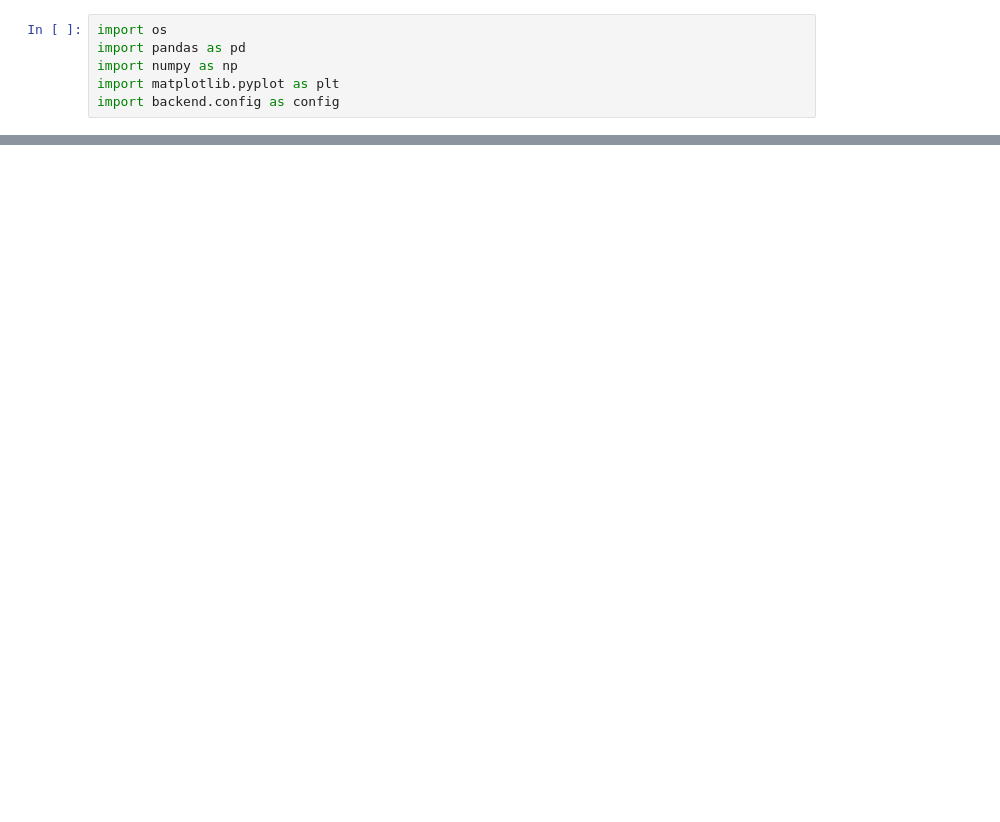
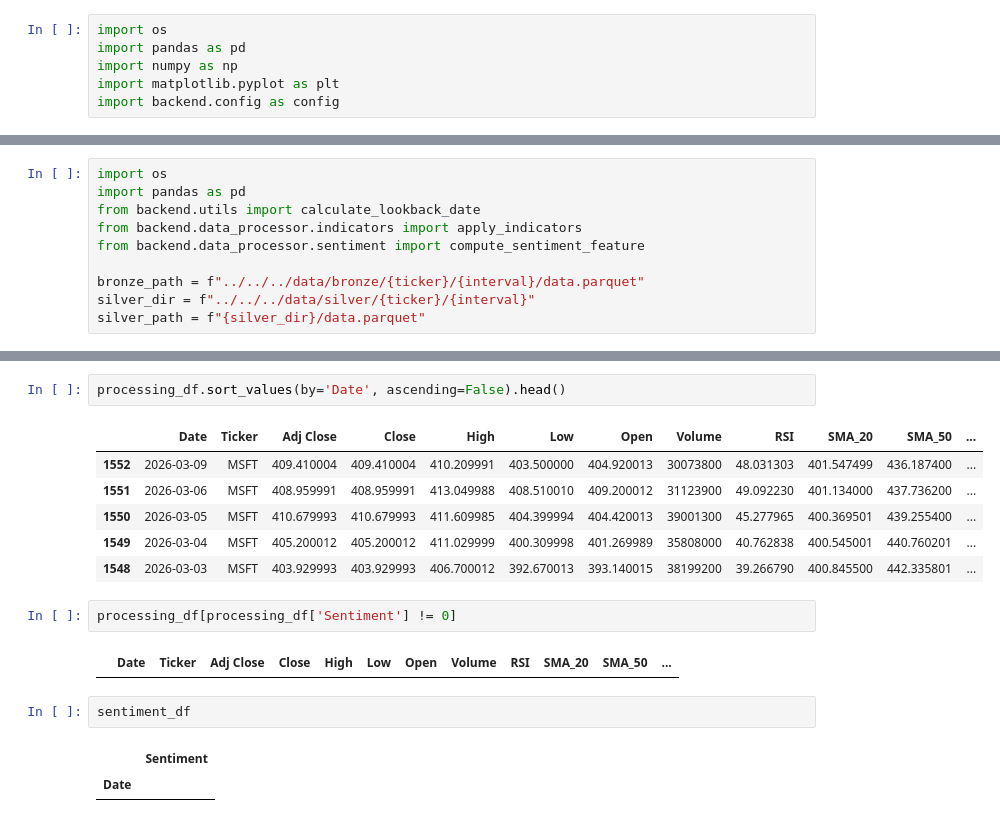
Before and after one commit to gabriel-ferreira-life/Trading-Engine, a Jupyter notebook: src/backend/eda/exploratory_llm.ipynb, the cells around one changed output, grey strips where cells are left out. Drawn from its saved outputs; the diff is of its cells as text; blank space fills up the shorter version.

```diff
--- a/src/backend/eda/exploratory_llm.ipynb
+++ b/src/backend/eda/exploratory_llm.ipynb
@@ -109 +197,11 @@ group['headline'][608]
+# %%
+import os
+import pandas as pd
+from backend.utils import calculate_lookback_date
+from backend.data_processor.indicators import apply_indicators
+from backend.data_processor.sentiment import compute_sentiment_feature
+
+bronze_path = f"../../../data/bronze/{ticker}/{interval}/data.parquet"
+silver_dir = f"../../../data/silver/{ticker}/{interval}"
+silver_path = f"{silver_dir}/data.parquet"
 # %%
@@ -157,0 +247,18 @@ group['headline'][608]
+# %%
+processing_df.sort_values(by='Date', ascending=False).head()
+# %% [output]
+|  | Date | Ticker | Adj Close | Close | High | Low | Open | Volume | RSI | SMA_20 | SMA_50 | ... |
+| 1552 | 2026-03-09 | MSFT | 409.410004 | 409.410004 | 410.209991 | 403.500000 | 404.920013 | 30073800 | 48.031303 | 401.547499 | 436.187400 | ... |
+| 1551 | 2026-03-06 | MSFT | 408.959991 | 408.959991 | 413.049988 | 408.510010 | 409.200012 | 31123900 | 49.092230 | 401.134000 | 437.736200 | ... |
+| 1550 | 2026-03-05 | MSFT | 410.679993 | 410.679993 | 411.609985 | 404.399994 | 404.420013 | 39001300 | 45.277965 | 400.369501 | 439.255400 | ... |
+| 1549 | 2026-03-04 | MSFT | 405.200012 | 405.200012 | 411.029999 | 400.309998 | 401.269989 | 35808000 | 40.762838 | 400.545001 | 440.760201 | ... |
+| 1548 | 2026-03-03 | MSFT | 403.929993 | 403.929993 | 406.700012 | 392.670013 | 393.140015 | 38199200 | 39.266790 | 400.845500 | 442.335801 | ... |
+# %%
+processing_df[processing_df['Sentiment'] != 0]
+# %% [output]
+|  | Date | Ticker | Adj Close | Close | High | Low | Open | Volume | RSI | SMA_20 | SMA_50 | ... |
+# %%
+sentiment_df
+# %% [output]
+|  | Sentiment |
+| Date |  |
```
Also changed, not shown: parts of 22 cells of this notebook, 14 other files.
